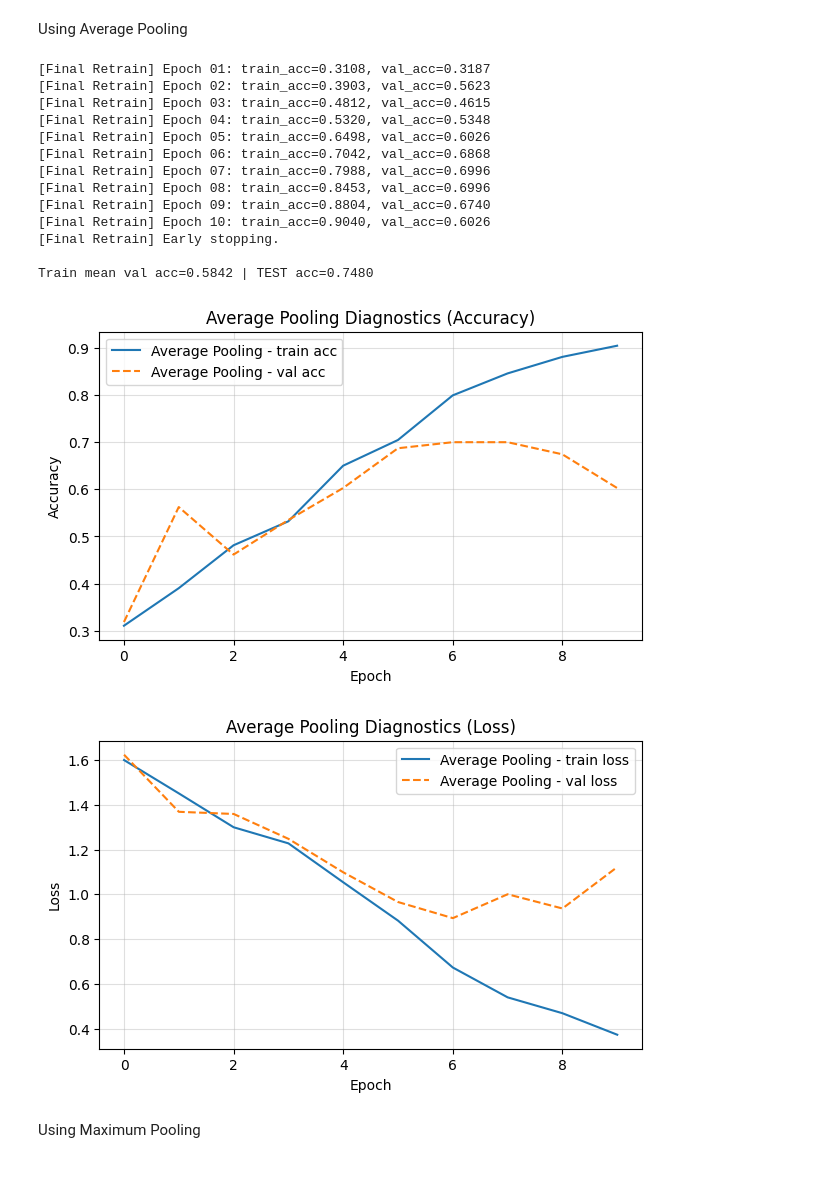
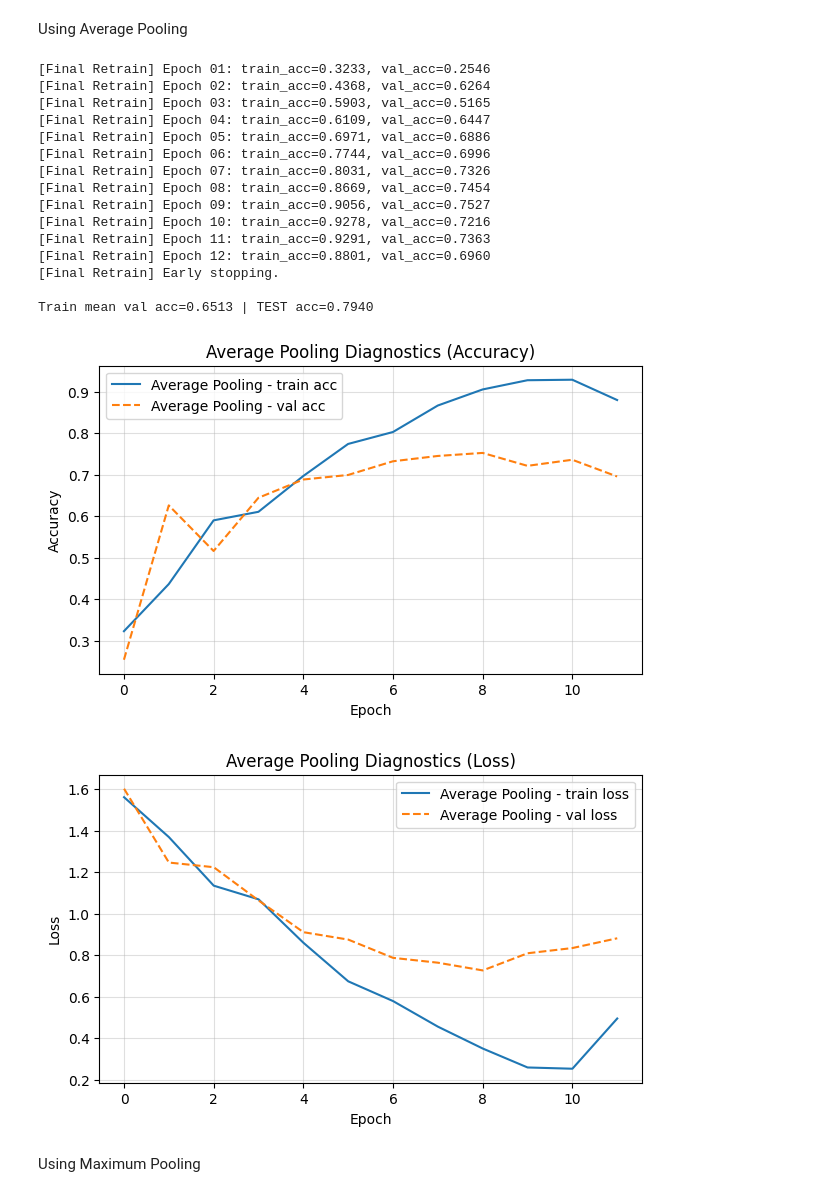
Before and after one commit to yukilam-space/SC4002-NLP, a Jupyter notebook: hs&yh/nlp_project_2.ipynb, the cells around one changed output. Cells and saved outputs as stored; diff of their text form; code cells hidden in the pictures.

```diff
--- a/hs&yh/nlp_project_2.ipynb
+++ b/hs&yh/nlp_project_2.ipynb
@@ -1420,42 +1426,44 @@ Using Average Pooling
 # %%
 hist, mean_acc_avg, test_acc_avg = choose_pooling(
     batch_size=best_batch_size,
     lr=best_lr,
     hidden_dim=best_hidden_dim,
     num_layers=NUM_LAYERS,
     bidirectional=BIDIRECTIONAL,
     dropout=DROPOUT,
     num_classes=NUM_CLASSES,
     full_dataset=train_data,
     test_dataset=test_data,
     pad_idx=PAD_IDX,
     device=device,
     embedding_layer=embedding_layer,
     max_epochs=MAX_EPOCHS,
     patience=PATIENCE,
     seed=SEED,
-    weight_decay=1e-4, # L2
-    clip_value=None, # GC
+    weight_decay=None, # no L2
+    clip_value=None, # no GC
     pooling="avg"
 )
 print(f"\nTrain mean val acc={mean_acc_avg:.4f} | TEST acc={test_acc_avg:.4f}")
 plot_history({"Average Pooling": hist}, title="Average Pooling Diagnostics")
 # %% [output]
-[Final Retrain] Epoch 01: train_acc=0.3108, val_acc=0.3187
-[Final Retrain] Epoch 02: train_acc=0.3903, val_acc=0.5623
-[Final Retrain] Epoch 03: train_acc=0.4812, val_acc=0.4615
-[Final Retrain] Epoch 04: train_acc=0.5320, val_acc=0.5348
-[Final Retrain] Epoch 05: train_acc=0.6498, val_acc=0.6026
-[Final Retrain] Epoch 06: train_acc=0.7042, val_acc=0.6868
-[Final Retrain] Epoch 07: train_acc=0.7988, val_acc=0.6996
-[Final Retrain] Epoch 08: train_acc=0.8453, val_acc=0.6996
-[Final Retrain] Epoch 09: train_acc=0.8804, val_acc=0.6740
-[Final Retrain] Epoch 10: train_acc=0.9040, val_acc=0.6026
+[Final Retrain] Epoch 01: train_acc=0.3233, val_acc=0.2546
+[Final Retrain] Epoch 02: train_acc=0.4368, val_acc=0.6264
+[Final Retrain] Epoch 03: train_acc=0.5903, val_acc=0.5165
+[Final Retrain] Epoch 04: train_acc=0.6109, val_acc=0.6447
+[Final Retrain] Epoch 05: train_acc=0.6971, val_acc=0.6886
+[Final Retrain] Epoch 06: train_acc=0.7744, val_acc=0.6996
+[Final Retrain] Epoch 07: train_acc=0.8031, val_acc=0.7326
+[Final Retrain] Epoch 08: train_acc=0.8669, val_acc=0.7454
+[Final Retrain] Epoch 09: train_acc=0.9056, val_acc=0.7527
+[Final Retrain] Epoch 10: train_acc=0.9278, val_acc=0.7216
+[Final Retrain] Epoch 11: train_acc=0.9291, val_acc=0.7363
+[Final Retrain] Epoch 12: train_acc=0.8801, val_acc=0.6960
 [Final Retrain] Early stopping.
 
-Train mean val acc=0.5842 | TEST acc=0.7480
+Train mean val acc=0.6513 | TEST acc=0.7940
-[figure, old version]
+[figure, new version]
-[figure, old version]
+[figure, new version]
 # %% [markdown]
 Using Maximum Pooling
 # %%
```
Also changed, not shown: parts of 23 cells of this notebook, 3 other files.
